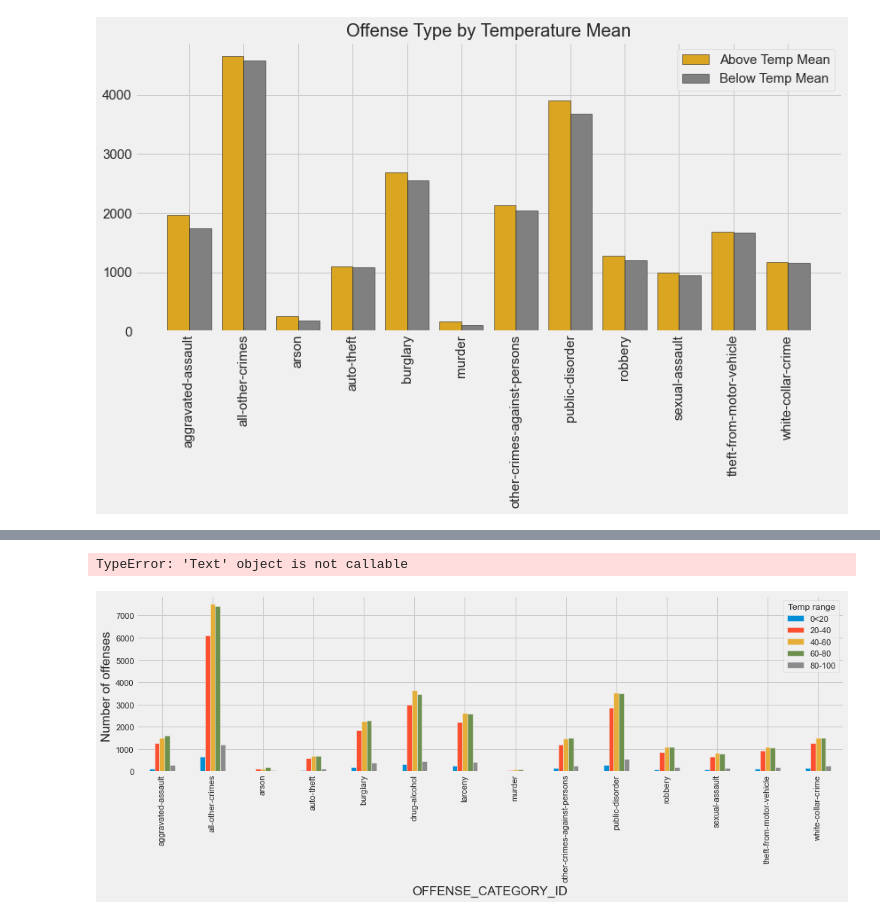
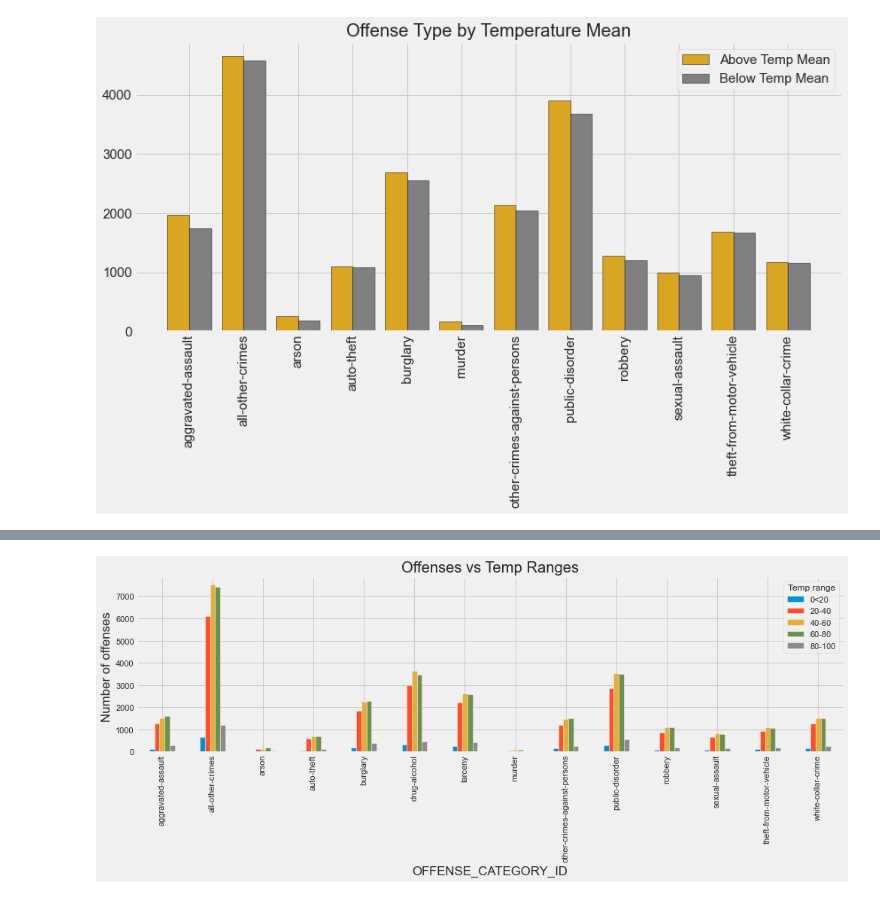
Before and after one commit to mnolker/Criminal_Weather_Denver, a Jupyter notebook: criminal_weather_merged.ipynb, the cells around one changed output, grey strips where cells are left out. Saved outputs shown, nothing was run; the diff lists cells and outputs as text; code cells hidden in the pictures.

Commit message:
updated graph print

```diff
--- a/criminal_weather_merged.ipynb
+++ b/criminal_weather_merged.ipynb
@@ -337,16 +332,15 @@ crime_weather_merge.head()
 # %%
 crime_weather_pivot=crime_weather_merge.pivot_table(index="Temp range", columns = 'OFFENSE_CATEGORY_ID', values ='INCIDENT_ID', aggfunc='count')
 # crime_weather_pivot["Total offenses"] = crime_weather_pivot.iloc[:,:].sum(axis=1)
 # crime_weather_pivot["Average offenses"] = crime_weather_pivot.iloc[:,:].mean(axis=1)
 
 ax = crime_weather_pivot.T.plot(kind='bar')
 ylab = ax.set_ylabel('Number of offenses ')
 ax.plot(figsize=(20,10))
-ax.title("Offenses vs Temp Ranges")
+plt.title("Offenses vs Temp Ranges")
 plt.savefig('graphs/Bar_Temp_range.png')
 # %% [output]
-TypeError: 'Text' object is not callable
-[figure, old version]
+[figure, new version]
 # %%
 bins=[0,50,100]
 label_group=["0<50","50-100"]
```
Also changed, not shown: parts of 10 cells of this notebook, 9 other files.
